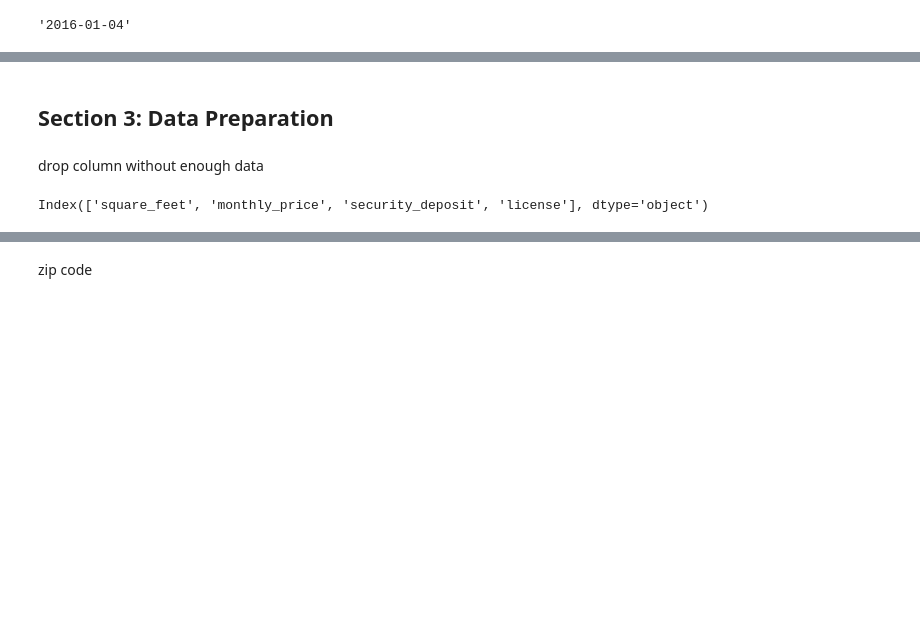
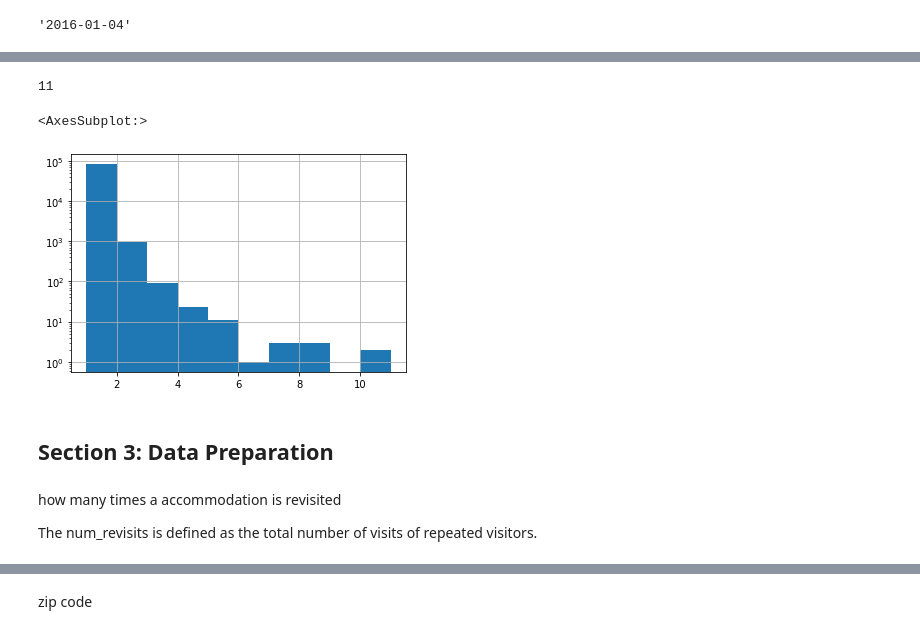
Before and after one commit to boldchan/first_blog, a Jupyter notebook: discover.ipynb, the cells around one changed output, grey strips where cells are left out. Cells and saved outputs as stored; diff of their text form; code cells hidden in the pictures; blank space fills up the shorter version.

```diff
--- a/discover.ipynb
+++ b/discover.ipynb
@@ -121,0 +113,3 @@ seattle_cal.date.min()
+# %%
+df_revisit = seattle_rev.groupby(['reviewer_id', 'listing_id']).size()
+df_revisit[df_revisit>1]
@@ -122,8 +130,11 @@ seattle_cal.date.min()
+# %%
+df_revisit.max()
+# %% [output]
+11
+# %%
+df_revisit.hist(log=True)
+# %% [output]
+<AxesSubplot:>
+[figure, added]
 # %% [markdown]
 ## Section 3: Data Preparation
-# %% [markdown]
-drop column without enough data
-# %%
-seattle_lis.columns[seattle_lis.isnull().mean()>0.5]
-# %% [output]
-Index(['square_feet', 'monthly_price', 'security_deposit', 'license'], dtype='object')
@@ -131,0 +141,4 @@ seattle_lis = seattle_lis.loc[:, seattle_lis.isnull().mean()<0.5]
+# %% [markdown]
+how many times a accommodation is revisited
+
+The num_revisits is defined as the total number of visits of repeated visitors.
```
Also changed, not shown: parts of 93 cells of this notebook.
